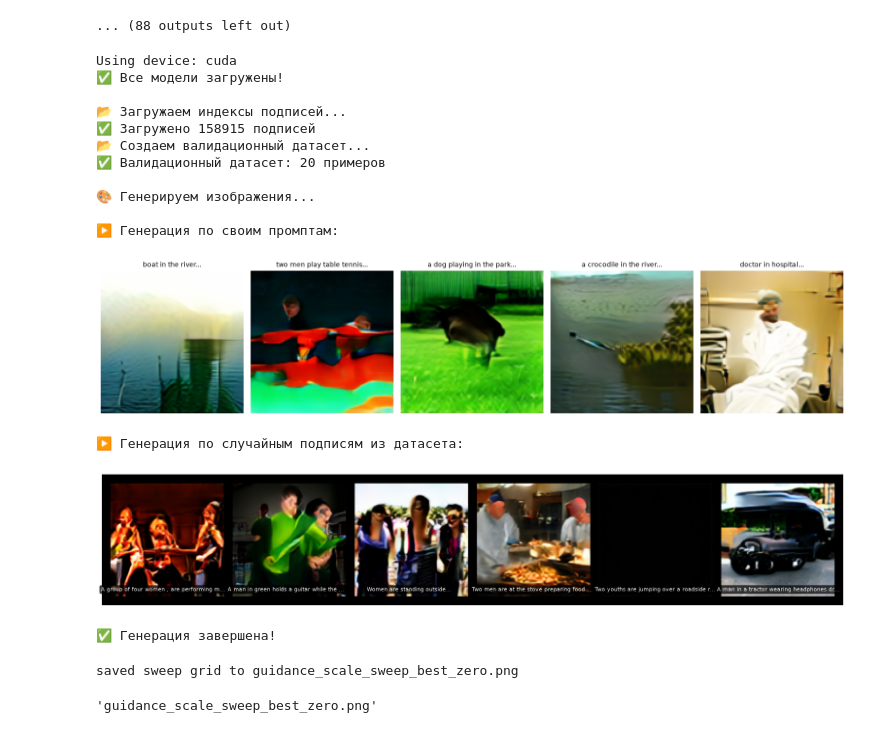
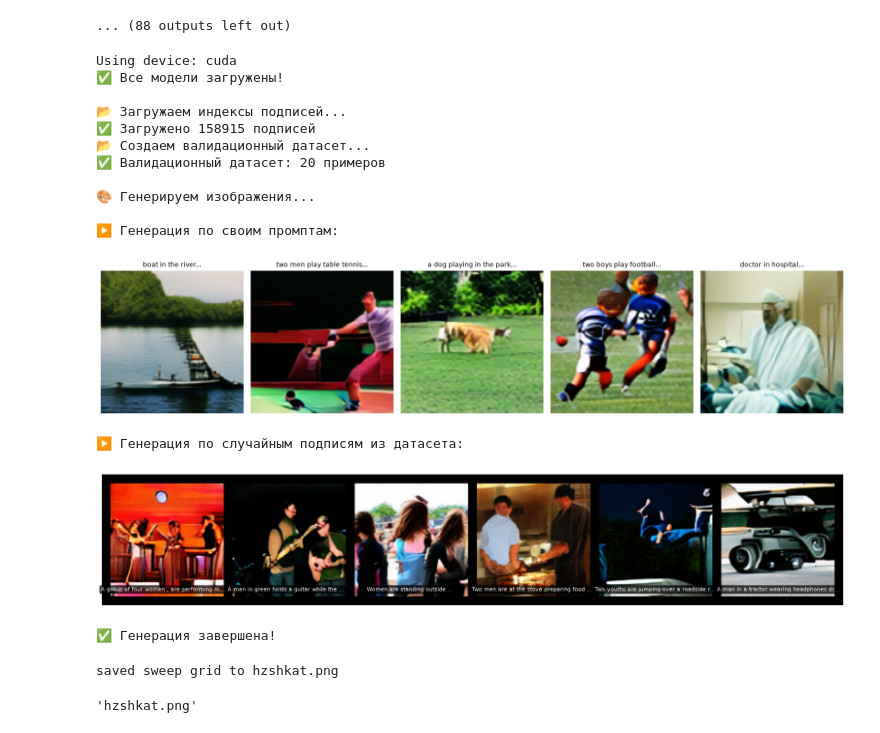
Before and after one commit to morozzz7/CNN, a Jupyter notebook: clip+diffusion.ipynb, the cells around one changed output. Cells and saved outputs as stored; diff of their text form; code cells hidden in the pictures.

```diff
--- a/clip+diffusion.ipynb
+++ b/clip+diffusion.ipynb
@@ -1015,3 +1015,19 @@ def apply_cfg_dropout(context, null_embedding, dropout_prob):
     mask = mask[:, None, None]
     null_expanded = null_embedding.unsqueeze(0).expand_as(context)
     return torch.where(mask, null_expanded, context)
+# %%
+# Проверяем, что лежит в одном файле
+import torch
+
+sample_file = 'cache/latents/36979.jpg.pt'  # или любой другой файл
+data = torch.load(sample_file, map_location='cpu')
+print(f"Тип: {type(data)}")
+if isinstance(data, dict):
+    print(f"Ключи: {data.keys()}")
+    for key, value in data.items():
+        if isinstance(value, torch.Tensor):
+            print(f"  {key}: {value.shape}, {value.dtype}")
+elif isinstance(data, torch.Tensor):
+    print(f"Форма: {data.shape}, тип: {data.dtype}")
+else:
+    print(f"Содержимое: {data}")
@@ -1760,7 +1903,7 @@ print(f"Using device: {device}")
 # ============= ЗАГРУЗКА МОДЕЛЕЙ =============
 
 # 1. Загружаем чекпоинт диффузионной модели
-ckpt_path = 'diffusion_by_zero/last_unet.pt'
+ckpt_path = 'checkpoints_diffusion_score_clip_lalala/last_unet.pt'
 if not os.path.exists(ckpt_path):
     print(f"❌ Чекпоинт не найден: {ckpt_path}")
     print("   Сначала обучите модель или проверьте путь!")
@@ -1806,8 +1949,8 @@ def generate_by_prompts(
     null_embedding,
     scale_factor,
     device,
-    num_inference_steps=50,
-    guidance_scale=12,
+    num_inference_steps=250,
+    guidance_scale=9,
     seed=42,
     figsize=(16, 10)
 ):
@@ -1980,7 +2123,7 @@ prompts = [
     "boat in the river",
     "two men play table tennis",
     "a dog playing in the park",
-    "a crocodile in the river",
+    "two boys play football",
     "doctor in hospital",
 ]
 
@@ -1994,8 +2137,8 @@ images1 = generate_by_prompts(
     null_embedding=null_embedding,
     scale_factor=scale_factor,
     device=device,
-    num_inference_steps=30,  # меньше шагов для скорости
-    guidance_scale=12,
+    num_inference_steps=50,  # меньше шагов для скорости
+    guidance_scale=9,
     seed=42
 )
 
@@ -2003,38 +2146,38 @@ images1 = generate_by_prompts(
 if val_subset is not None:
     print("\n▶️ Генерация по случайным подписям из датасета:")
     images2, captions2 = generate_and_plot_grid(
         unet=unet,
         ema_unet=ema_unet,
         decoder=decoder,
         diffusion=diffusion,
         val_subset=val_subset,
         text_emb_dir=text_emb_dir,
         captions_index=captions_index,
         null_embedding=null_embedding,
         scale_factor=scale_factor,
         device=device,
         n_samples=6,
-        num_inference_steps=250,
-        guidance_scale=10,
+        num_inference_steps=50,
+        guidance_scale=9,
         seed=42
     )
 
 print("\n✅ Генерация завершена!")
 # %% [output]
 Using device: cuda
 ✅ Все модели загружены!
 
 📂 Загружаем индексы подписей...
 ✅ Загружено 158915 подписей
 📂 Создаем валидационный датасет...
 ✅ Валидационный датасет: 20 примеров
 
 🎨 Генерируем изображения...
 
 ▶️ Генерация по своим промптам:
-[figure, old version]
+[figure, new version]
 ▶️ Генерация по случайным подписям из датасета:
-[figure, old version]
+[figure, new version]
 ✅ Генерация завершена!
 # %%
 @torch.no_grad()
@@ -2131,13 +2274,13 @@ guidance_scales = [7.5, 9, 10, 12, 14]
 guidance_scale_sweep(
     prompts=prompts,
     guidance_scales=guidance_scales,
-    diffusion_checkpoint_path="diffusion_by_zero/best_unet.pt",
+    diffusion_checkpoint_path="checkpoints_diffusion_score_clip_lalala/last_unet.pt",
     vae_checkpoint_path="model_weights/best_vae.pt",
-    output_path="guidance_scale_sweep_best_zero.png",
+    output_path="hzshkat.png",
 )
 # %% [output]
-saved sweep grid to guidance_scale_sweep_best_zero.png
+saved sweep grid to hzshkat.png
-'guidance_scale_sweep_best_zero.png'
+'hzshkat.png'
 # %%
 def eval_and_select_checkpoint(epoch, eval_call_idx, writer, sample_n_images,
     sample_inference_steps, sample_guidance_scale, clip_scorer,
```
Also changed, not shown: parts of 6 cells of this notebook.
